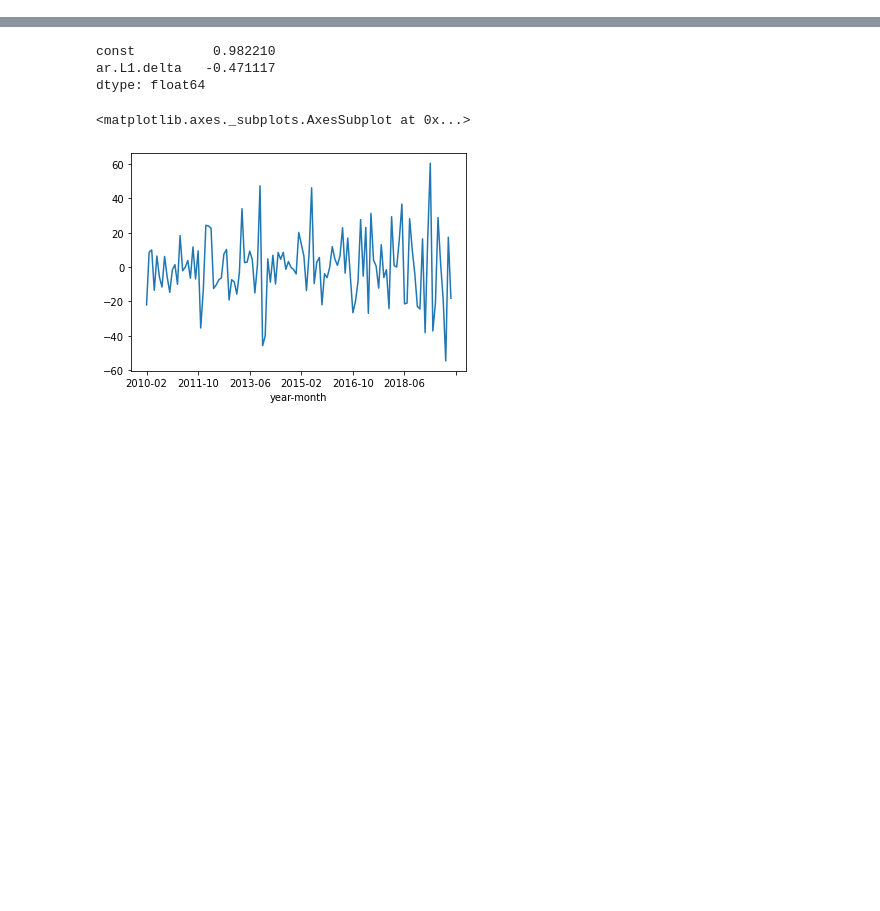
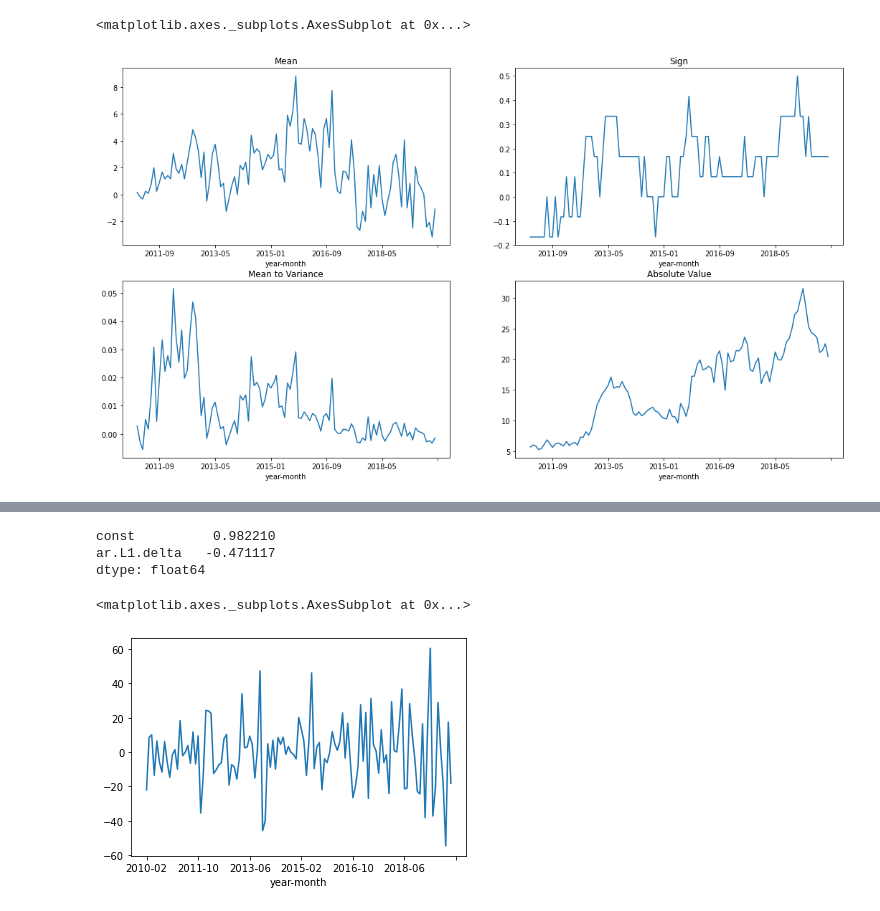
Before and after one commit to JonRMichel/difference_count_data, a Jupyter notebook: la crime data analysis.ipynb, the cells around one changed output, grey strips where cells are left out. Cells and saved outputs as stored; diff of their text form; code cells hidden in the pictures; blank space fills up the shorter version.

```diff
--- a/la crime data analysis.ipynb
+++ b/la crime data analysis.ipynb
@@ -43,0 +71,18 @@ ts_df['abs_delta'] = np.abs(ts_df['delta'])
+# %%
+rolling_summary_df = pd.DataFrame(columns = ['mean','var','abs','sign'])
+
+rolling_summary_df['mean'] = ts_df['delta'].rolling(window = 12).mean()
+rolling_summary_df['var'] = np.square(ts_df['delta'].rolling(window = 12).std())
+rolling_summary_df['abs'] = np.abs(ts_df['delta']).rolling(window = 12).mean()
+rolling_summary_df['sign'] = np.sign(ts_df['delta']).rolling(window = 12).mean()
+# %%
+fig, ax = plt.subplots(2,2, figsize = (18,10))
+
+rolling_summary_df['mean'].plot(ax = ax[0][0], title = 'Mean')
+# rolling_summary_df['var'].plot(ax = ax[1][0], title = 'Variance')
+(rolling_summary_df['mean']/rolling_summary_df['var']).plot(ax = ax[1][0], title = 'Mean to Variance')
+rolling_summary_df['sign'].plot(ax = ax[0][1], title = 'Sign')
+rolling_summary_df['abs'].plot(ax = ax[1][1], title = 'Absolute Value')
+# %% [output]
+<matplotlib.axes._subplots.AxesSubplot at 0x...>
+[figure, added]
```
Also changed, not shown: parts of 13 cells of this notebook, 3 other files.
